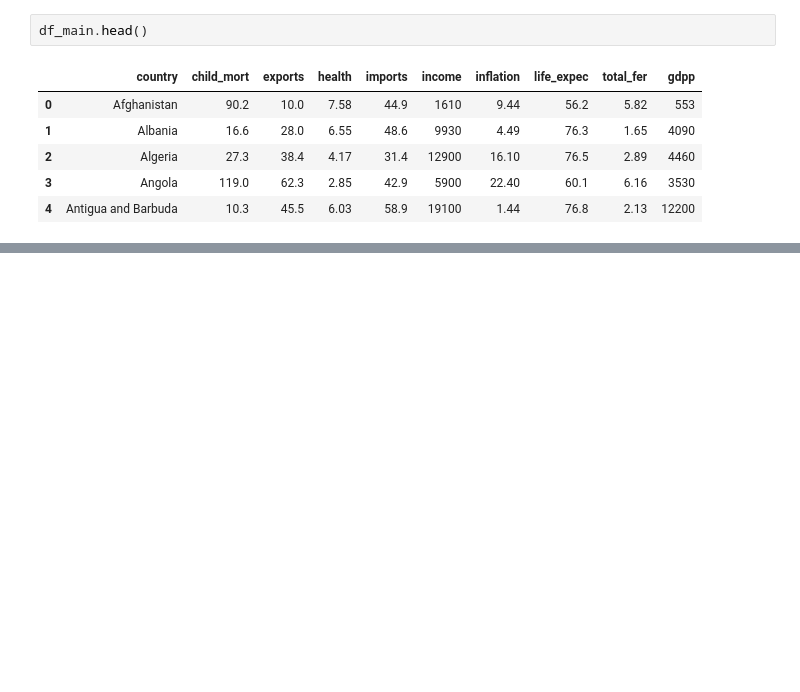
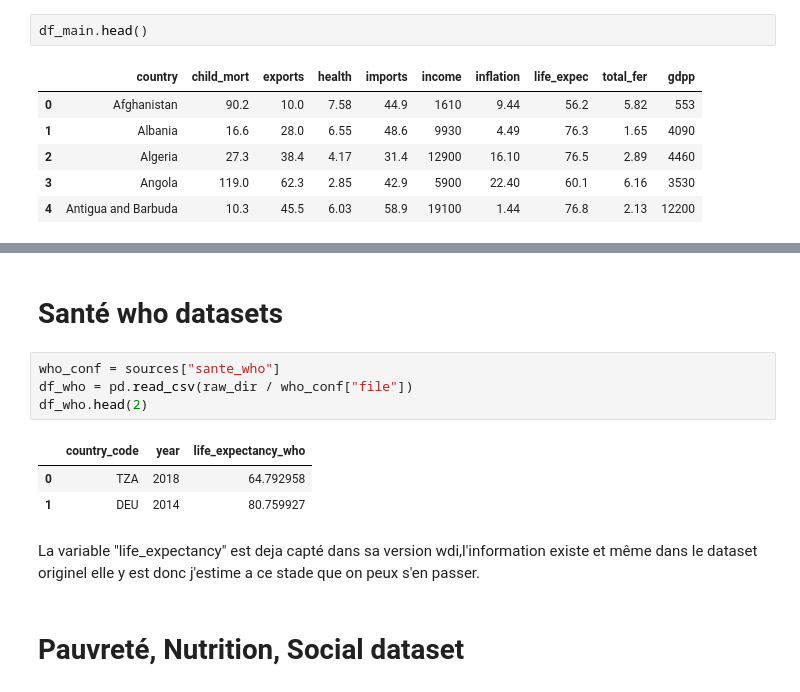
Before and after one commit to awa-d/ML2-project_clustering-countries, a Jupyter notebook: notebooks/P0_init-merge.ipynb, the cells around one changed output, grey strips where cells are left out. Drawn from its saved outputs; the diff is of its cells as text; blank space fills up the shorter version.

```diff
--- a/notebooks/P0_init-merge.ipynb
+++ b/notebooks/P0_init-merge.ipynb
@@ -152,0 +437,14 @@ df_civil.head()
+# %% [markdown]
+# Santé who datasets
+# %%
+who_conf = sources["sante_who"]
+df_who = pd.read_csv(raw_dir / who_conf["file"])
+df_who.head(2)
+# %% [output]
+|  | country_code | year | life_expectancy_who |
+| 0 | TZA | 2018 | 64.792958 |
+| 1 | DEU | 2014 | 80.759927 |
+# %% [markdown]
+La variable "life_expectancy" est deja capté dans sa version wdi,l'information existe et même dans le dataset originel elle y est donc j'estime a ce stade que on peux s'en passer.
+# %% [markdown]
+#  Pauvreté, Nutrition, Social dataset
```
Also changed, not shown: parts of 31 cells of this notebook.
